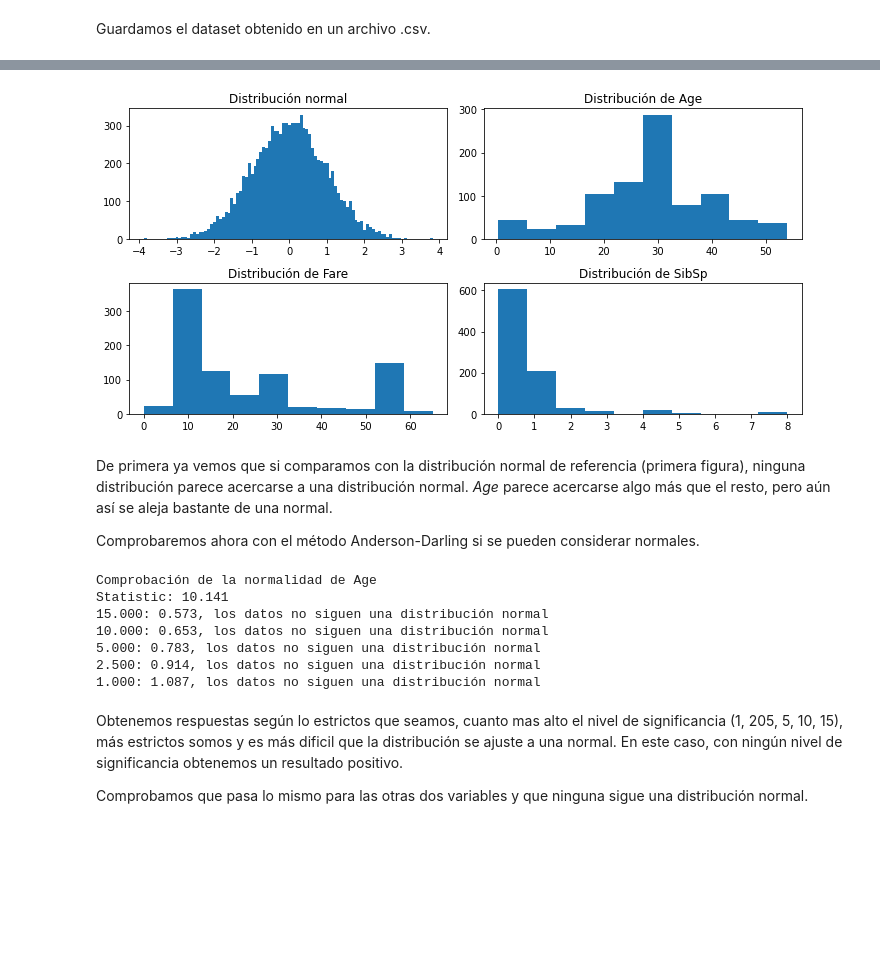
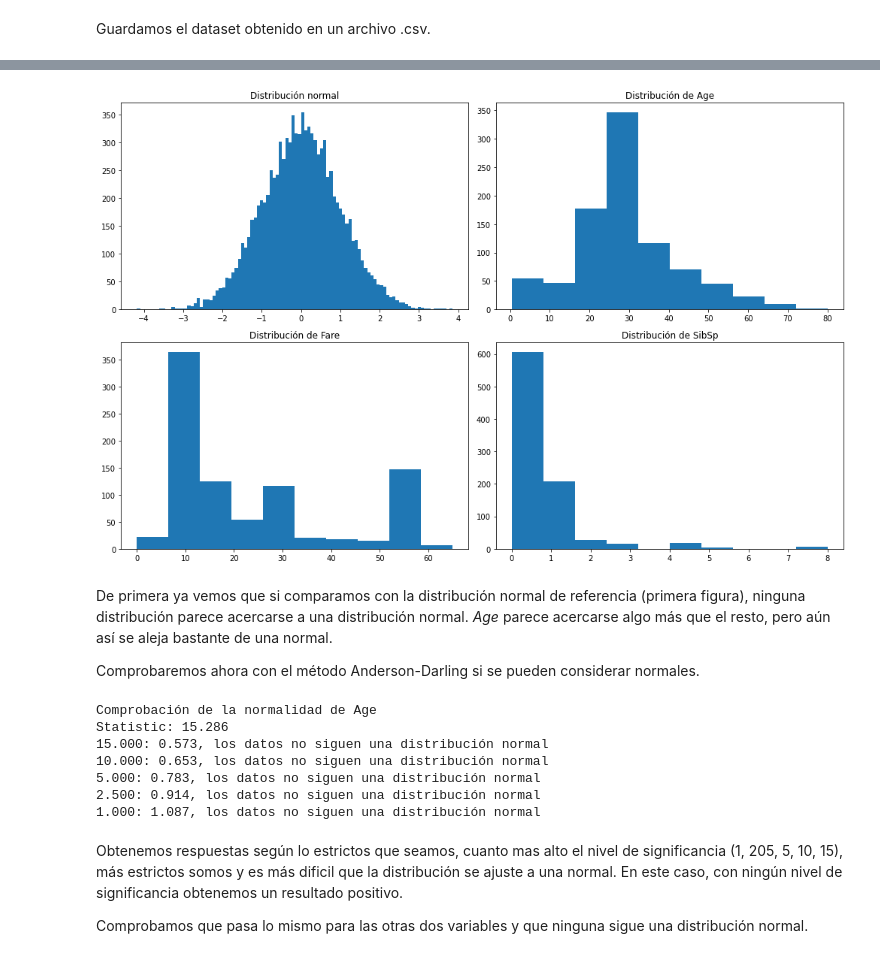
Before and after one commit to Data-Science-Tipologia/Prac-2-Limpieza-y-an-lisis, a Jupyter notebook: code/prac2.ipynb, the cells around one changed output, grey strips where cells are left out. Drawn from its saved outputs; the diff is of its cells as text; code cells hidden in the pictures; blank space fills up the shorter version.

```diff
--- a/code/prac2.ipynb
+++ b/code/prac2.ipynb
@@ -373,0 +363,3 @@ df_S = df[df.Embarked_S == 1]
+# %%
+df_predictors = df.drop(['Survived','PassengerId'], axis=1)
+df_target = df['Survived']
@@ -373,0 +374,7 @@ df_S = df[df.Embarked_S == 1]
+# %%
+model = RandomForestClassifier(random_state=101)
+rfecv = RFECV(estimator=model,
+              step=1,
+              cv=StratifiedKFold(10),
+              scoring='accuracy',
+              n_jobs=3)
@@ -373,0 +383,3 @@ df_S = df[df.Embarked_S == 1]
+# %%
+rfecv.fit(df_predictors, df_target)
+print('Optimal number of features: {}'.format(rfecv.n_features_))
@@ -373,0 +402,6 @@ df_S = df[df.Embarked_S == 1]
+# %%
+print(list(df_predictors.columns[np.where(rfecv.support_ == False)[0]]))
+
+# Desechando los atributos menos importantes
+df_predictors.drop(df_predictors.columns[np.where(rfecv.support_ == False)[0]], axis=1, inplace=True)
+df_predictors.head()
@@ -386,25 +463,25 @@ En un primer test podemos representar sus histogramas para tener una idea de si
 # %%
 from numpy.random import randn
 
 # Distribuciones de las variables no categóricas
-fig, axs = plt.subplots(2,2, figsize=(10, 5))
+fig, axs = plt.subplots(2,2, figsize=(14, 9))
 
 # Distribución normal de referencia
 axs[0,0].hist(randn(10000), 100)
 axs[0,0].set_title('Distribución normal')
 # Distribución de atributo Age
-axs[0,1].hist(df.Age)
+axs[0,1].hist(df_predictors.Age)
 axs[0,1].set_title('Distribución de Age')
 # Distribución de atributo Fare
-axs[1,0].hist(df.Fare)
+axs[1,0].hist(df_predictors.Fare)
 axs[1,0].set_title('Distribución de Fare')
 # Distribución de atributo SibSp
-axs[1,1].hist(df.SibSp)
+axs[1,1].hist(df_predictors.SibSp)
 axs[1,1].set_title('Distribución de SibSp')
 
 fig.tight_layout()
 # %% [output]
-[figure, old version]
+[figure, new version]
 # %% [markdown]
 De primera ya vemos que si comparamos con la distribución normal de referencia (primera figura), ninguna distribución parece acercarse a una distribución normal. *Age* parece acercarse algo más que el resto, pero aún así se aleja bastante de una normal.
 
@@ -413,7 +490,7 @@ Comprobaremos ahora con el método Anderson-Darling si se pueden considerar norm
 from scipy.stats import anderson
 
 # Comprobación para Age
-result = anderson(df.Age)
+result = anderson(df_predictors.Age)
 print("Comprobación de la normalidad de Age")
 print('Statistic: %.3f' % result.statistic)
 p = 0
@@ -425,7 +502,7 @@ for i in range(len(result.critical_values)):
         print('%.3f: %.3f, los datos no siguen una distribución normal' % (sl, cv))
 # %% [output]
 Comprobación de la normalidad de Age
-Statistic: 10.141
+Statistic: 15.286
 15.000: 0.573, los datos no siguen una distribución normal
 10.000: 0.653, los datos no siguen una distribución normal
 5.000: 0.783, los datos no siguen una distribución normal
```
Also changed, not shown: parts of 48 cells of this notebook.
